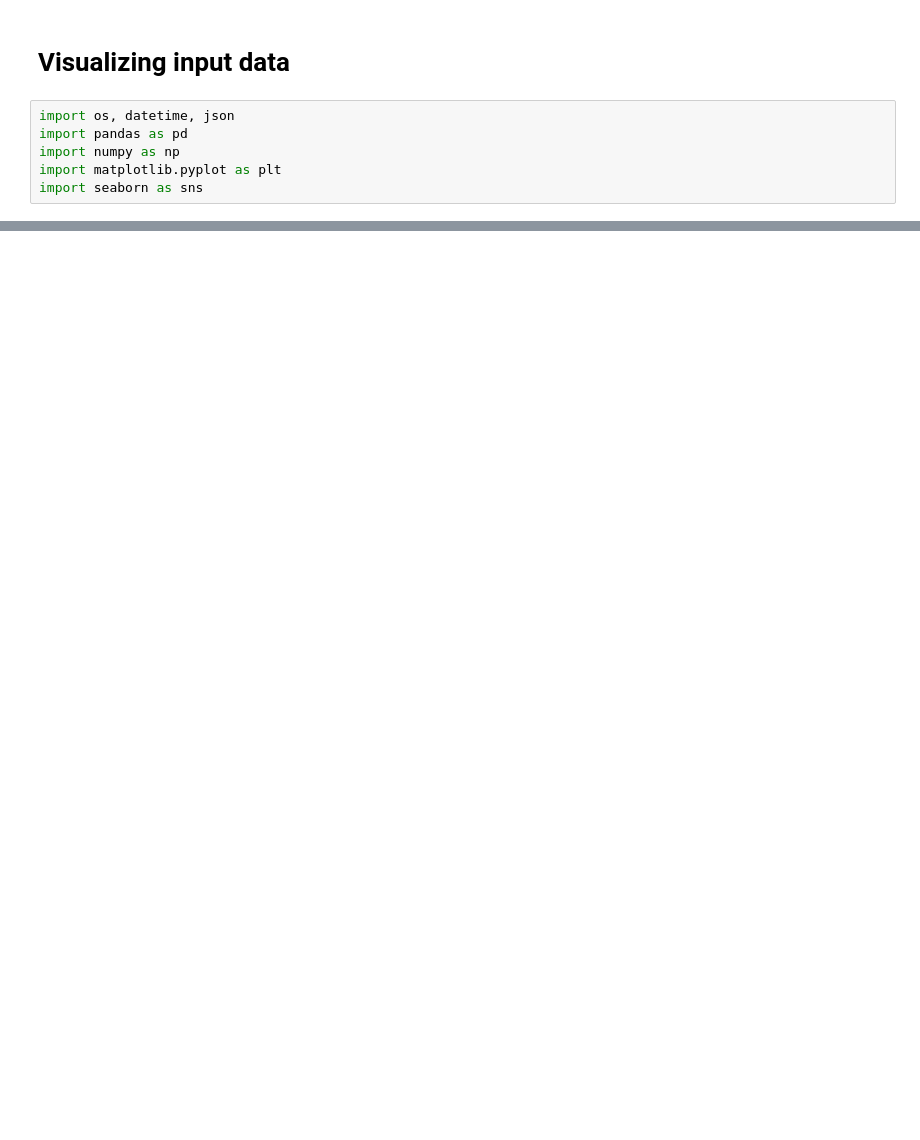
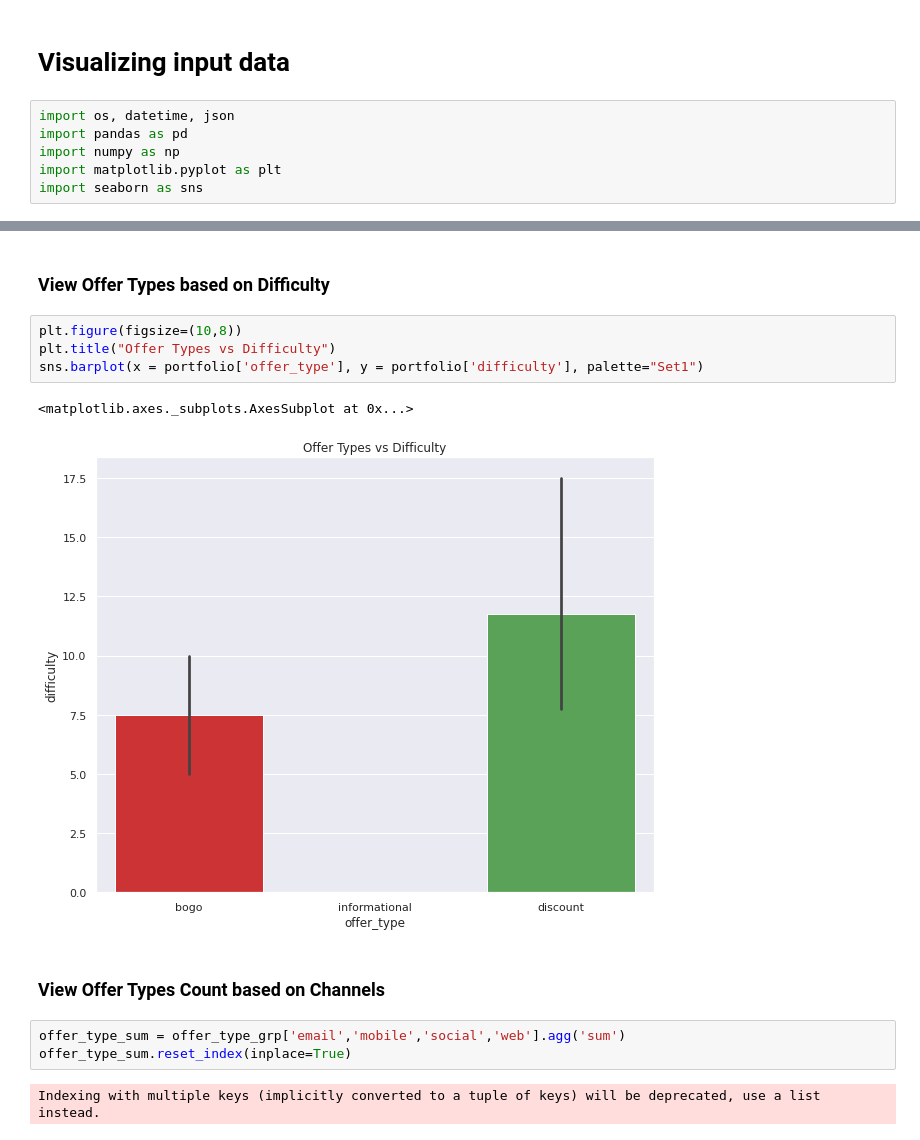
Before and after one commit to p33ves/Starbucks-Passive-Customer-Detection, a Jupyter notebook: Input_data_visualiation.ipynb, the cells around one changed output, grey strips where cells are left out. Cells and saved outputs as stored; diff of their text form; blank space fills up the shorter version.

```diff
--- a/Input_data_visualiation.ipynb
+++ b/Input_data_visualiation.ipynb
@@ -93,0 +67,16 @@ sns.kdeplot(data = xtr_data['total_view_ratio'], shade=True, label = "Total Offe
+# %% [markdown]
+### View Offer Types based on Difficulty
+# %%
+plt.figure(figsize=(10,8))
+plt.title("Offer Types vs Difficulty")
+sns.barplot(x = portfolio['offer_type'], y = portfolio['difficulty'], palette="Set1")
+# %% [output]
+<matplotlib.axes._subplots.AxesSubplot at 0x...>
+[figure, added]
+# %% [markdown]
+### View Offer Types Count based on Channels
+# %%
+offer_type_sum = offer_type_grp['email','mobile','social','web'].agg('sum')
+offer_type_sum.reset_index(inplace=True)
+# %% [output]
+Indexing with multiple keys (implicitly converted to a tuple of keys) will be deprecated, use a list instead.
```
Also changed, not shown: parts of 61 cells of this notebook.
